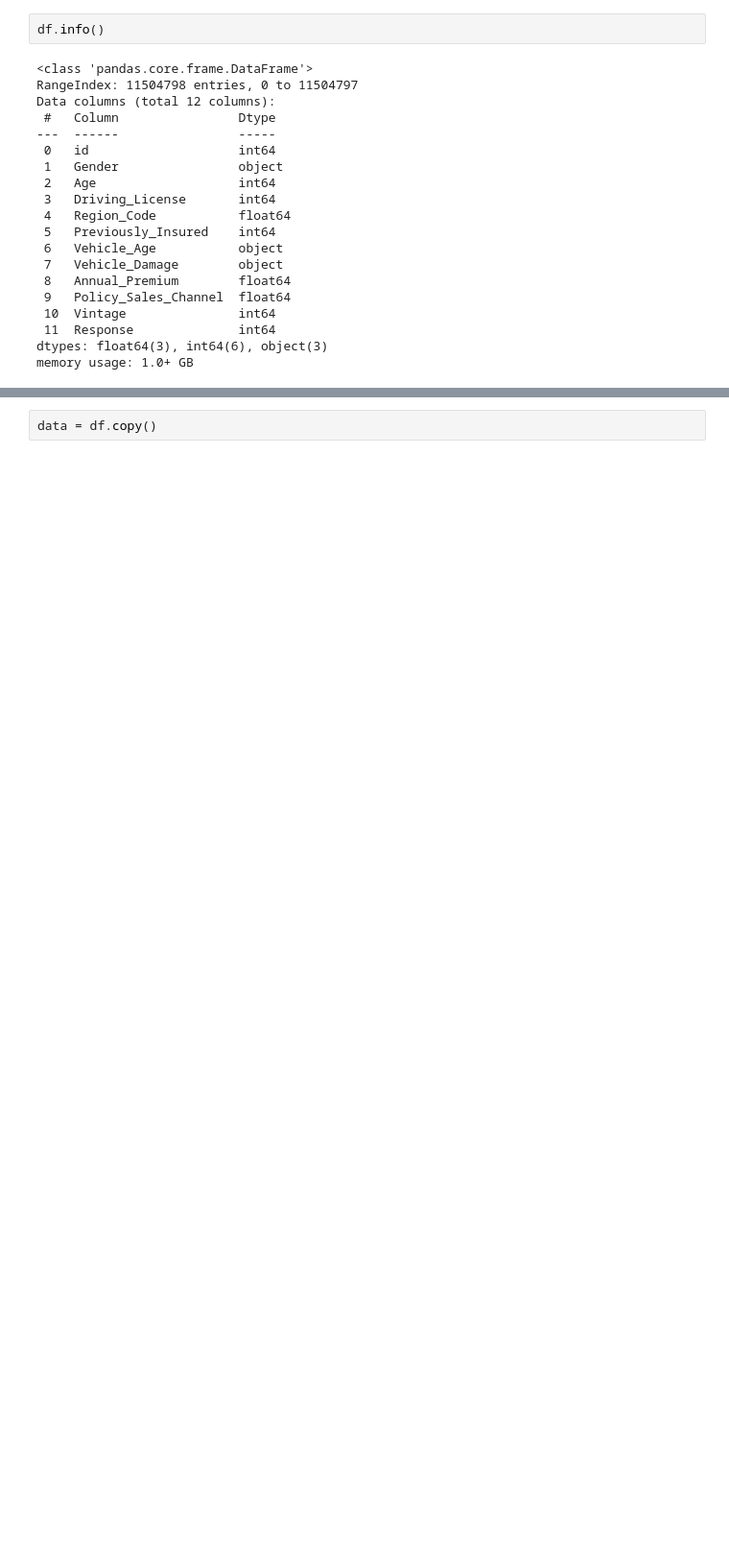
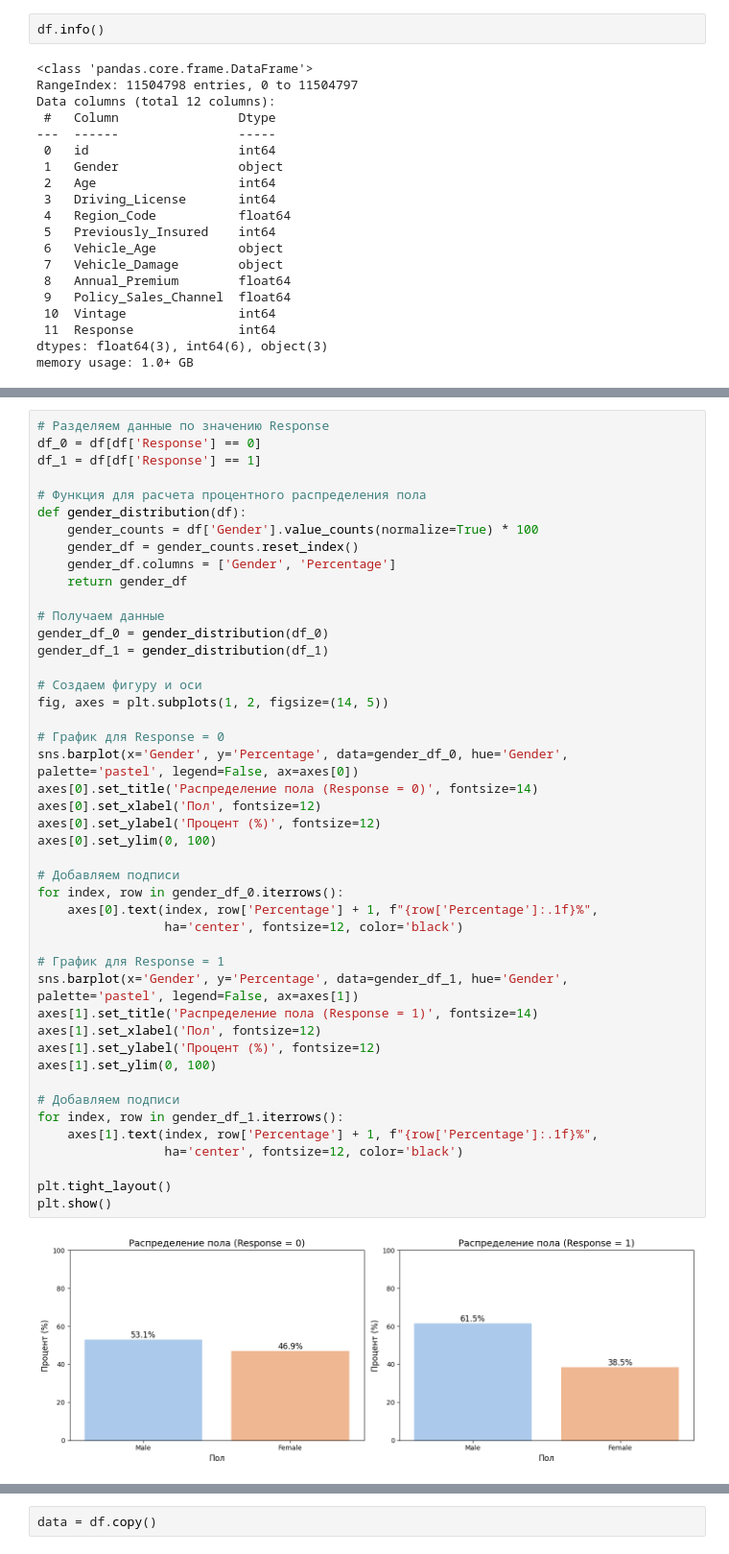
Before and after one commit to ilsurgumerov/test_api, a Jupyter notebook: train.ipynb, the cells around one changed output, grey strips where cells are left out. Shown at 96% size. Drawn from its saved outputs; the diff is of its cells as text; blank space fills up the shorter version.

```diff
--- a/train.ipynb
+++ b/train.ipynb
@@ -99,0 +105,47 @@ df.head()
+# %%
+# Разделяем данные по значению Response
+df_0 = df[df['Response'] == 0]
+df_1 = df[df['Response'] == 1]
+
+# Функция для расчета процентного распределения пола
+def gender_distribution(df):
+    gender_counts = df['Gender'].value_counts(normalize=True) * 100
+    gender_df = gender_counts.reset_index()
+    gender_df.columns = ['Gender', 'Percentage']
+    return gender_df
+
+# Получаем данные
+gender_df_0 = gender_distribution(df_0)
+gender_df_1 = gender_distribution(df_1)
+
+# Создаем фигуру и оси
+fig, axes = plt.subplots(1, 2, figsize=(14, 5))
+
+# График для Response = 0
+sns.barplot(x='Gender', y='Percentage', data=gender_df_0, hue='Gender', palette='pastel', legend=False, ax=axes[0])
+axes[0].set_title('Распределение пола (Response = 0)', fontsize=14)
+axes[0].set_xlabel('Пол', fontsize=12)
+axes[0].set_ylabel('Процент (%)', fontsize=12)
+axes[0].set_ylim(0, 100)
+
+# Добавляем подписи
+for index, row in gender_df_0.iterrows():
+    axes[0].text(index, row['Percentage'] + 1, f"{row['Percentage']:.1f}%",
+                 ha='center', fontsize=12, color='black')
+
+# График для Response = 1
+sns.barplot(x='Gender', y='Percentage', data=gender_df_1, hue='Gender', palette='pastel', legend=False, ax=axes[1])
+axes[1].set_title('Распределение пола (Response = 1)', fontsize=14)
+axes[1].set_xlabel('Пол', fontsize=12)
+axes[1].set_ylabel('Процент (%)', fontsize=12)
+axes[1].set_ylim(0, 100)
+
+# Добавляем подписи
+for index, row in gender_df_1.iterrows():
+    axes[1].text(index, row['Percentage'] + 1, f"{row['Percentage']:.1f}%",
+                 ha='center', fontsize=12, color='black')
+
+plt.tight_layout()
+plt.show()
+# %% [output]
+[figure, added]
```
Also changed, not shown: parts of 47 cells of this notebook.
